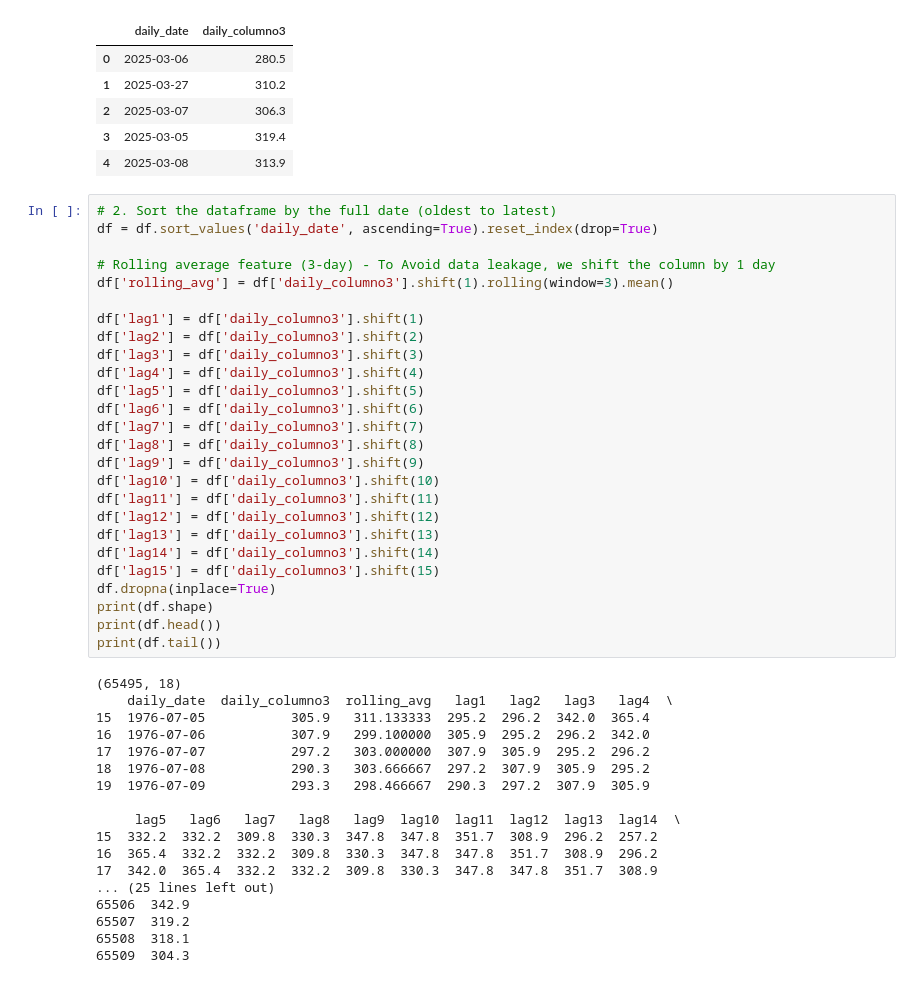
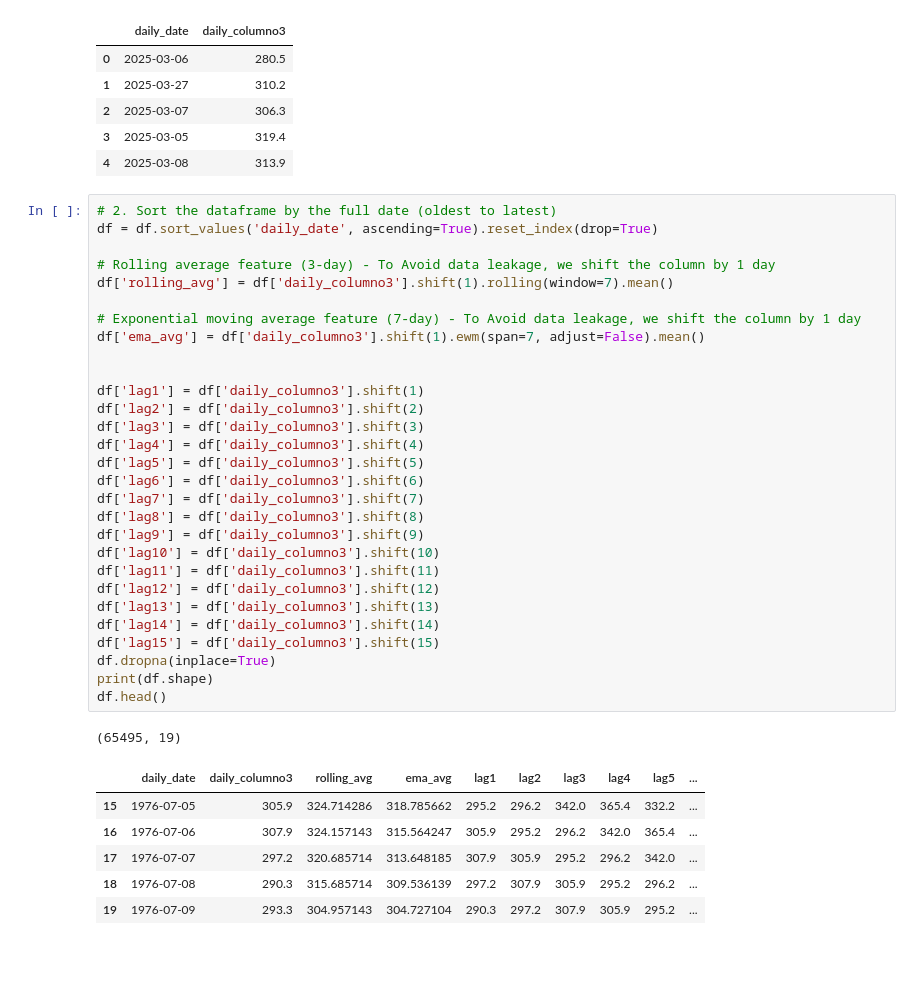
Before and after one commit to Abir784/Predictve-analysis-of-ozone-layer-using-ML, a Jupyter notebook: with_spain(with modification).ipynb, the cells around one changed output. Cells and saved outputs as stored; diff of their text form; blank space fills up the shorter version.

```diff
--- a/with_spain(with modification).ipynb
+++ b/with_spain(with modification).ipynb
@@ -185,45 +185,38 @@ df.head()
 # %%
 # 2. Sort the dataframe by the full date (oldest to latest)
 df = df.sort_values('daily_date', ascending=True).reset_index(drop=True)
 
 # Rolling average feature (3-day) - To Avoid data leakage, we shift the column by 1 day
-df['rolling_avg'] = df['daily_columno3'].shift(1).rolling(window=3).mean()
+df['rolling_avg'] = df['daily_columno3'].shift(1).rolling(window=7).mean()
+
+# Exponential moving average feature (7-day) - To Avoid data leakage, we shift the column by 1 day
+df['ema_avg'] = df['daily_columno3'].shift(1).ewm(span=7, adjust=False).mean()
+
 
 df['lag1'] = df['daily_columno3'].shift(1)
 df['lag2'] = df['daily_columno3'].shift(2)
 df['lag3'] = df['daily_columno3'].shift(3)
 df['lag4'] = df['daily_columno3'].shift(4)
 df['lag5'] = df['daily_columno3'].shift(5)
 df['lag6'] = df['daily_columno3'].shift(6)
 df['lag7'] = df['daily_columno3'].shift(7)
 df['lag8'] = df['daily_columno3'].shift(8)
 df['lag9'] = df['daily_columno3'].shift(9)
 df['lag10'] = df['daily_columno3'].shift(10)
 df['lag11'] = df['daily_columno3'].shift(11)
 df['lag12'] = df['daily_columno3'].shift(12)
 df['lag13'] = df['daily_columno3'].shift(13)
 df['lag14'] = df['daily_columno3'].shift(14)
 df['lag15'] = df['daily_columno3'].shift(15)
 df.dropna(inplace=True)
 print(df.shape)
-print(df.head())
-print(df.tail())
+df.head()
 # %% [output]
-(65495, 18)
-    daily_date  daily_columno3  rolling_avg   lag1   lag2   lag3   lag4  \
-15  1976-07-05           305.9   311.133333  295.2  296.2  342.0  365.4
-16  1976-07-06           307.9   299.100000  305.9  295.2  296.2  342.0
-17  1976-07-07           297.2   303.000000  307.9  305.9  295.2  296.2
-18  1976-07-08           290.3   303.666667  297.2  307.9  305.9  295.2
-19  1976-07-09           293.3   298.466667  290.3  297.2  307.9  305.9
-
-     lag5   lag6   lag7   lag8   lag9  lag10  lag11  lag12  lag13  lag14  \
-15  332.2  332.2  309.8  330.3  347.8  347.8  351.7  308.9  296.2  257.2
-16  365.4  332.2  332.2  309.8  330.3  347.8  347.8  351.7  308.9  296.2
-17  342.0  365.4  332.2  332.2  309.8  330.3  347.8  347.8  351.7  308.9
-... (25 lines left out)
-65506  342.9
-65507  319.2
-65508  318.1
-65509  304.3
+(65495, 19)
+|  | daily_date | daily_columno3 | rolling_avg | ema_avg | lag1 | lag2 | lag3 | lag4 | lag5 | ... |
+| 15 | 1976-07-05 | 305.9 | 324.714286 | 318.785662 | 295.2 | 296.2 | 342.0 | 365.4 | 332.2 | ... |
+| 16 | 1976-07-06 | 307.9 | 324.157143 | 315.564247 | 305.9 | 295.2 | 296.2 | 342.0 | 365.4 | ... |
+| 17 | 1976-07-07 | 297.2 | 320.685714 | 313.648185 | 307.9 | 305.9 | 295.2 | 296.2 | 342.0 | ... |
+| 18 | 1976-07-08 | 290.3 | 315.685714 | 309.536139 | 297.2 | 307.9 | 305.9 | 295.2 | 296.2 | ... |
+| 19 | 1976-07-09 | 293.3 | 304.957143 | 304.727104 | 290.3 | 297.2 | 307.9 | 305.9 | 295.2 | ... |
 # %%
```
Also changed, not shown: parts of 6 cells of this notebook.
